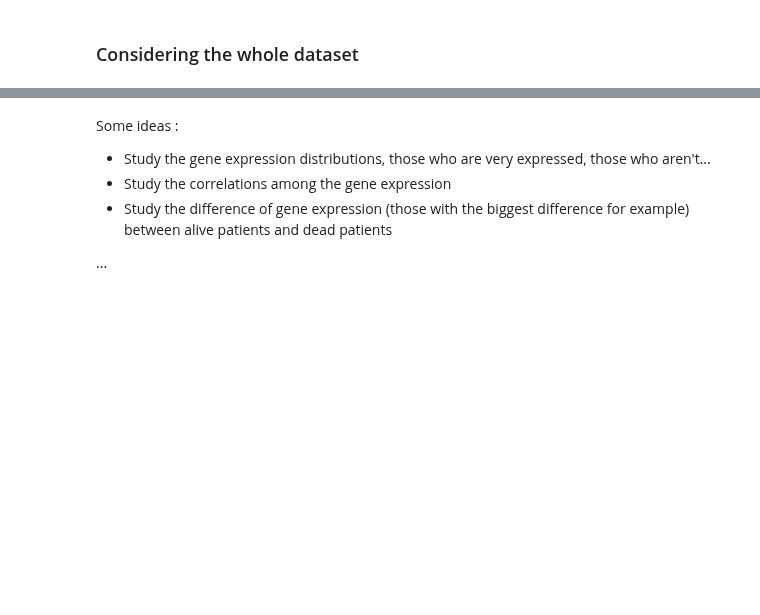
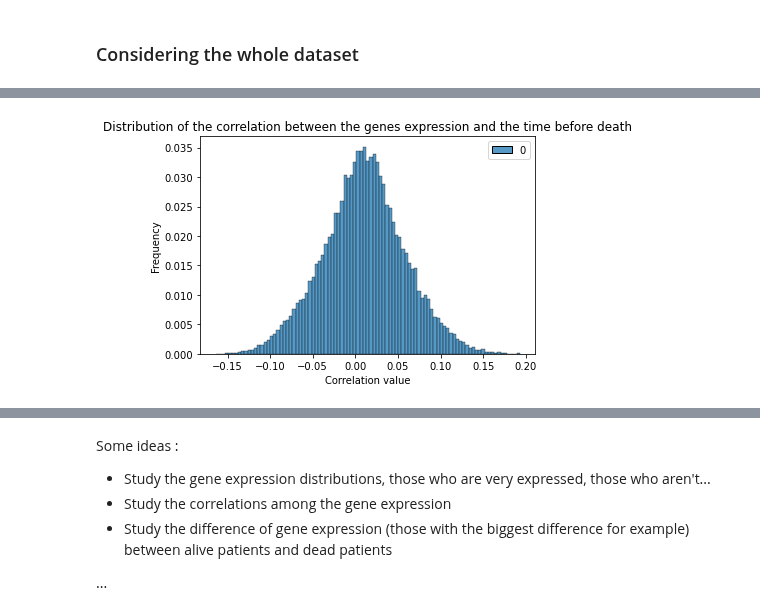
Before and after one commit to StephaneBereux/Cancer-survival-challenge, a Jupyter notebook: starting_kit.ipynb, the cells around one changed output, grey strips where cells are left out. Saved outputs shown, nothing was run; the diff lists cells and outputs as text; code cells hidden in the pictures; blank space fills up the shorter version.

```diff
--- a/starting_kit.ipynb
+++ b/starting_kit.ipynb
@@ -330,20 +319,22 @@ KeyError: "['death'] not found in axis"
 # %%
 df_log_time = pd.Series(log_time)
 
 # First we remove the mean and we scale each gene expression data to unit variance
 scaler = StandardScaler()
-scaled_X_train = scaler.fit_transform(X_all)
+scaled_X_train = scaler.fit_transform(X_train)
 scaled_df = pd.DataFrame(data=scaled_X_train)
 
 # Then we compute the correlations
 correlations = scaled_df.corrwith(df_log_time)
 np_correlations = correlations.dropna().to_numpy().reshape(-1,1)
 
 sns.histplot(np_correlations, stat='probability', color='green')
 plt.title('Distribution of the correlation between the genes expression and the time before death')
 plt.xlabel('Correlation value')
 plt.ylabel('Frequency')
 plt.show()
+# %% [output]
+[figure, added]
 # %%
 scaled_correlations = scaler.fit_transform(np_correlations)
 stats.probplot(scaled_correlations.flatten(), dist="norm",plot=plt)
```
Also changed, not shown: parts of 19 cells of this notebook.
